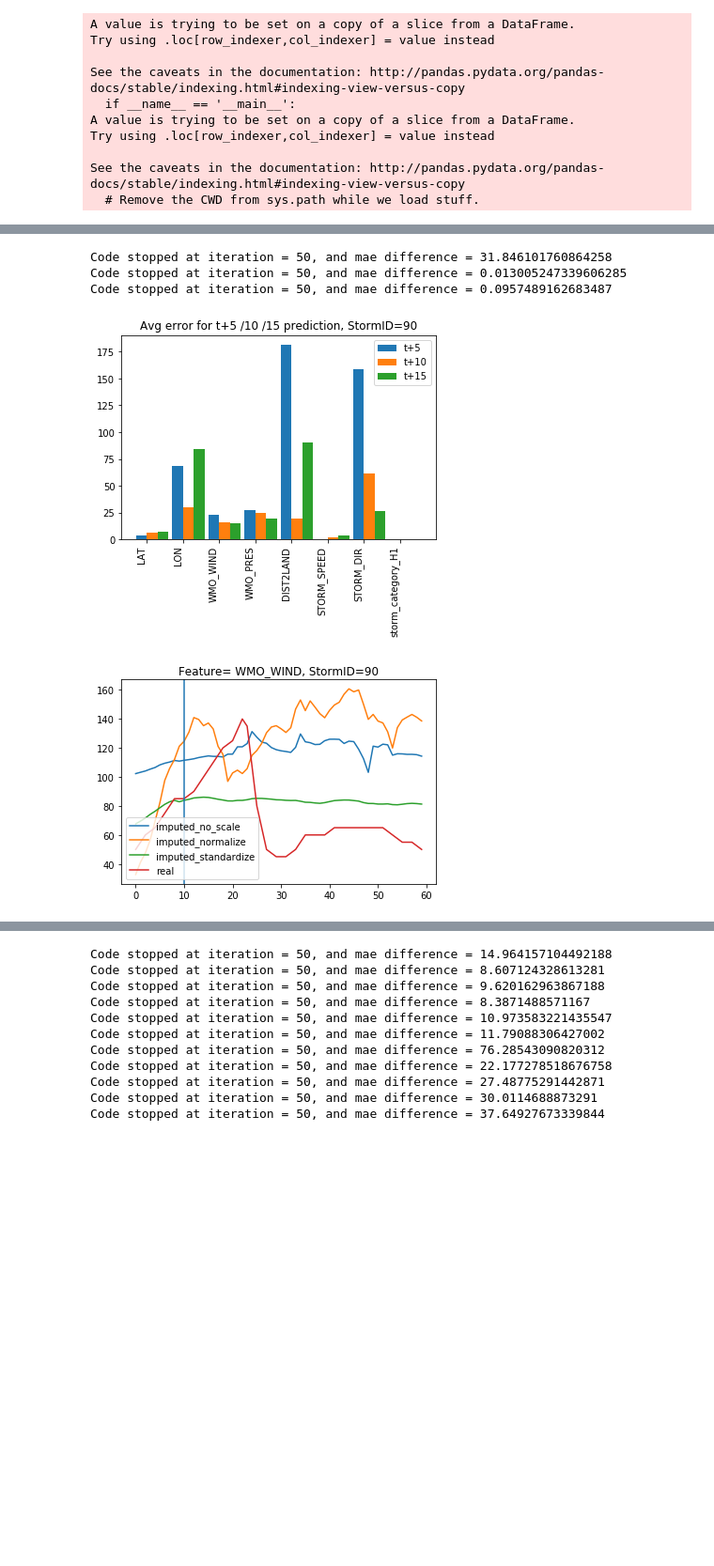
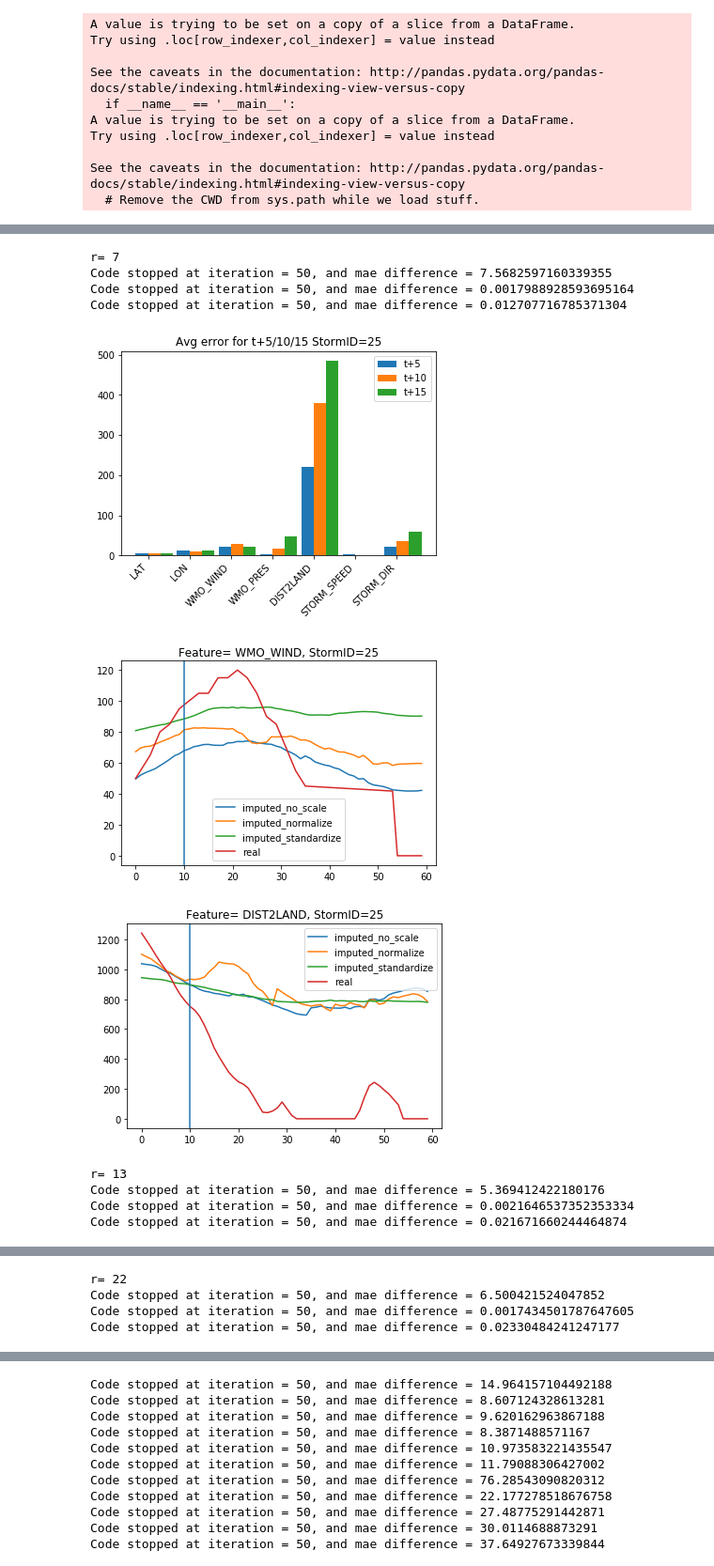
Before and after one commit to leobix/hurricast, a Jupyter notebook: processing_csv.ipynb, the cells around one changed output, grey strips where cells are left out. Shown at 94% size. Cells and saved outputs as stored; diff of their text form; code cells hidden in the pictures; blank space fills up the shorter version.

```diff
--- a/processing_csv.ipynb
+++ b/processing_csv.ipynb
@@ -436,22 +456,22 @@ def test(data, p_list, storm_id, time, r, p = 2):
     X_imputed_2= de_standardize(X_imputed_2, mean, std)
 
     #plot error:
-    plot_error(data, X_imputed_1, p_list[:8],storm_id)
+#     plot_error(data, X_imputed_1, p_list[:8],storm_id)
 
     #plot predicted feature p with various normalization methods:
-    l = [i for i in range(data.shape[2])]
-    plt.plot(l, X_imputed_0[storm_id][p], label='imputed_no_scale')
-    plt.plot(l, (X_imputed_1[storm_id][p]   ),label='imputed_normalize')
-    plt.plot(l, X_imputed_2[storm_id][p], label='imputed_standardize')
-    plt.plot(l, data[storm_id][p],label='real')
-    plt.axvline(x=time)
-    plt.legend()
-    plt.title('Feature= %s, StormID=%s' %(p_list[p],storm_id))
-    plt.show()
+#     l = [i for i in range(data.shape[2])]
+#     plt.plot(l, X_imputed_0[storm_id][p], label='imputed_no_scale')
+#     plt.plot(l, (X_imputed_1[storm_id][p]   ),label='imputed_normalize')
+#     plt.plot(l, X_imputed_2[storm_id][p], label='imputed_standardize')
+#     plt.plot(l, data[storm_id][p],label='real')
+#     plt.axvline(x=time)
+#     plt.legend()
+#     plt.title('Feature= %s, StormID=%s' %(p_list[p],storm_id))
+#     plt.show()
 
-    return
+    return X_imputed_0, X_imputed_1, X_imputed_2
 # %%
-t3,p_list = prepare_data(min_wind = 50, max_steps=60)
+t3,p_list = prepare_data(min_wind = 50, max_steps=60, one_hot = False, secondary = False)
 # %% [output]
 A value is trying to be set on a copy of a slice from a DataFrame.
 Try using .loc[row_indexer,col_indexer] = value instead
@@ -467,13 +487,24 @@ There are 92 storms with 29 features, and maximum number of steps is 60 and mini
 # %%
 #60 is big storm not easy to predict
-storm_id = 90
+storm_id = 25
 time = 10
-r = 22 #size of latent features
-p = 2 #plot predicted feature
-test(t3, p_list, storm_id, time, r, p )
+r = 13 #size of latent features
+for r in [7,13,22]:
+    print ('r=', r)
+    #test learning for a particular storm_id
+    X_imputed_0, X_imputed_1, X_imputed_2 = test(t3, p_list, storm_id, time, r )
+    #make some plots:
+    plot_error(t3, X_imputed_0, storm_id, p_list)
+    plot_feature_prediction(t3, X_imputed_0, X_imputed_1, X_imputed_2, storm_id, p_list, p_range=[2,4])
 # %% [output]
-Code stopped at iteration = 50, and mae difference = 31.846101760864258
-Code stopped at iteration = 50, and mae difference = 0.013005247339606285
-Code stopped at iteration = 50, and mae difference = 0.0957489162683487
+r= 7
+Code stopped at iteration = 50, and mae difference = 7.5682597160339355
+Code stopped at iteration = 50, and mae difference = 0.0017988928593695164
+Code stopped at iteration = 50, and mae difference = 0.012707716785371304
-[figure, old version]
+[figure, new version]
-[figure, old version]
+[figure, new version]
+[figure, added]
+r= 13
+Code stopped at iteration = 50, and mae difference = 5.369412422180176
+Code stopped at iteration = 50, and mae difference = 0.0021646537352353334
+Code stopped at iteration = 50, and mae difference = 0.021671660244464874
@@ -479,0 +514,4 @@ Code stopped at iteration = 50, and mae difference = 0.0957489162683487
+r= 22
+Code stopped at iteration = 50, and mae difference = 6.500421524047852
+Code stopped at iteration = 50, and mae difference = 0.0017434501787647605
+Code stopped at iteration = 50, and mae difference = 0.02330484241247177
```
Also changed, not shown: parts of 4 cells of this notebook.
